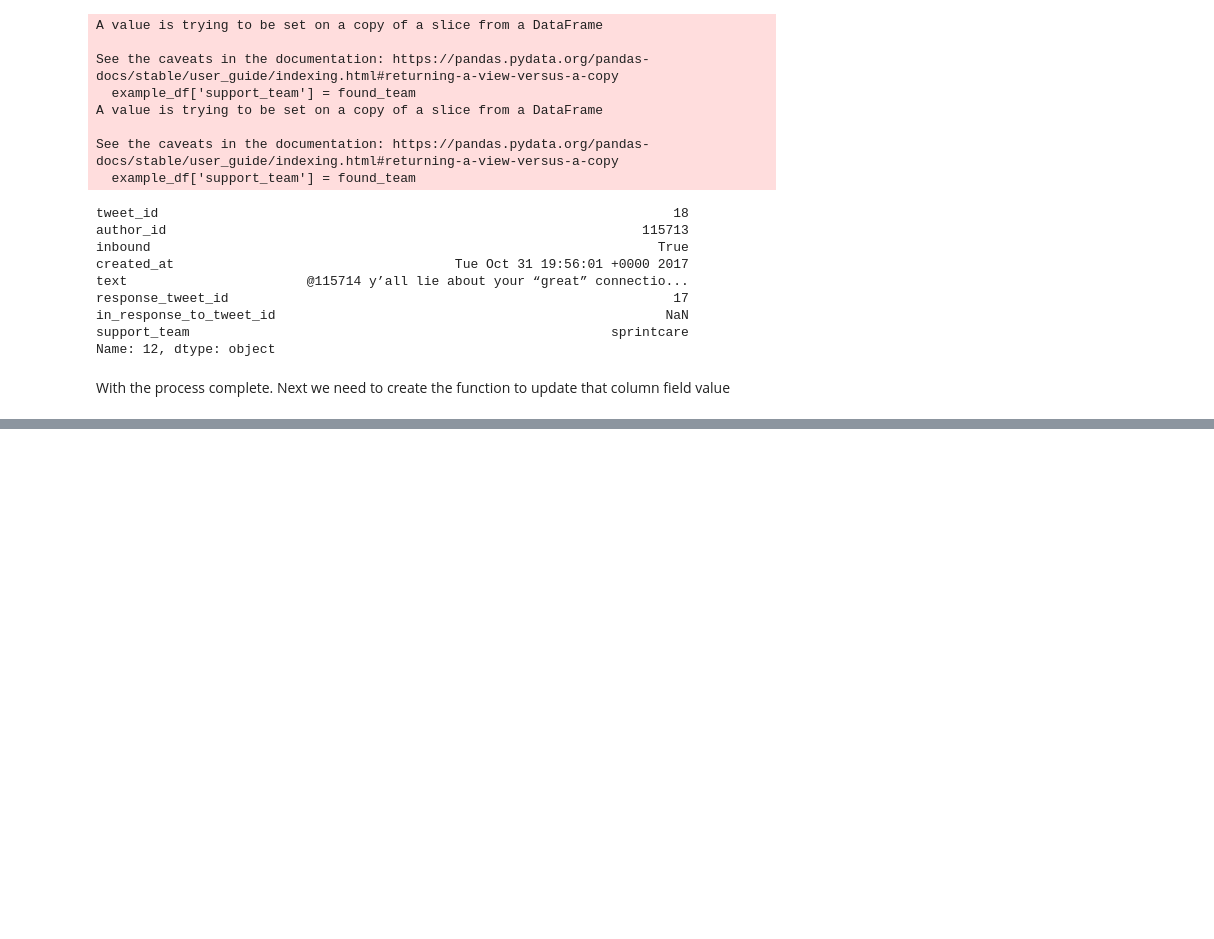
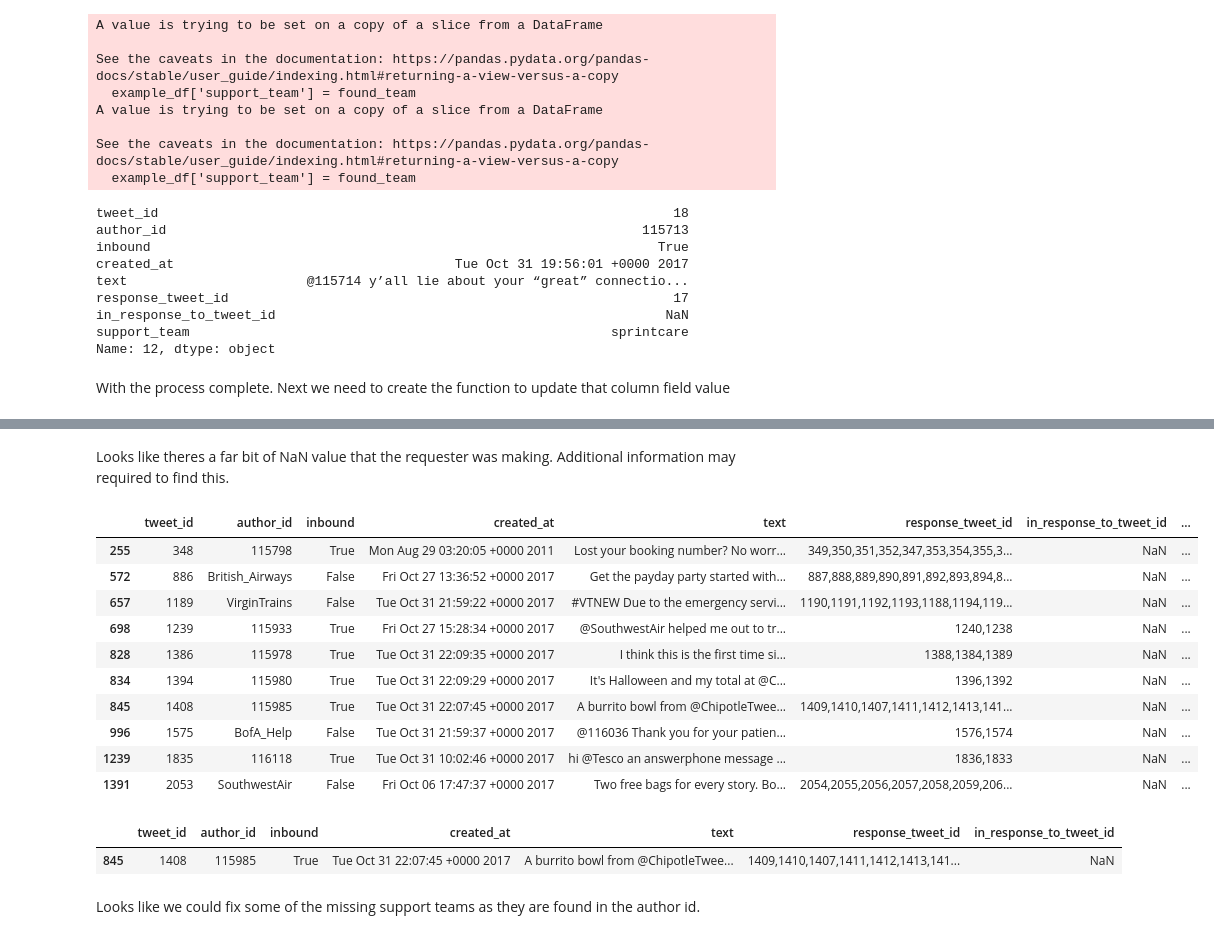
Before and after one commit to erictlong/customer-support-automation, a Jupyter notebook: data analytics/dataReview.ipynb, the cells around one changed output, grey strips where cells are left out. Saved outputs shown, nothing was run; the diff lists cells and outputs as text; code cells hidden in the pictures; blank space fills up the shorter version.

```diff
--- a/data analytics/dataReview.ipynb
+++ b/data analytics/dataReview.ipynb
@@ -312,0 +468,23 @@ def responseTweetIdLookup(index_input):
+# %% [markdown]
+Looks like theres a far bit of NaN value that the requester was making. Additional information may required to find this.
+# %%
+support_team_df[support_team_df['support_team'] == 'NaN'].head(10)
+# %% [output]
+|  | tweet_id | author_id | inbound | created_at | text | response_tweet_id | in_response_to_tweet_id | ... |
+| 255 | 348 | 115798 | True | Mon Aug 29 03:20:05 +0000 2011 | Lost your booking number? No worr... | 349,350,351,352,347,353,354,355,3... | NaN | ... |
+| 572 | 886 | British_Airways | False | Fri Oct 27 13:36:52 +0000 2017 | Get the payday party started with... | 887,888,889,890,891,892,893,894,8... | NaN | ... |
+| 657 | 1189 | VirginTrains | False | Tue Oct 31 21:59:22 +0000 2017 | #VTNEW Due to the emergency servi... | 1190,1191,1192,1193,1188,1194,119... | NaN | ... |
+| 698 | 1239 | 115933 | True | Fri Oct 27 15:28:34 +0000 2017 | @SouthwestAir helped me out to tr... | 1240,1238 | NaN | ... |
+| 828 | 1386 | 115978 | True | Tue Oct 31 22:09:35 +0000 2017 | I think this is the first time si... | 1388,1384,1389 | NaN | ... |
+| 834 | 1394 | 115980 | True | Tue Oct 31 22:09:29 +0000 2017 | It's Halloween and my total at @C... | 1396,1392 | NaN | ... |
+| 845 | 1408 | 115985 | True | Tue Oct 31 22:07:45 +0000 2017 | A burrito bowl from @ChipotleTwee... | 1409,1410,1407,1411,1412,1413,141... | NaN | ... |
+| 996 | 1575 | BofA_Help | False | Tue Oct 31 21:59:37 +0000 2017 | @116036 Thank you for your patien... | 1576,1574 | NaN | ... |
+| 1239 | 1835 | 116118 | True | Tue Oct 31 10:02:46 +0000 2017 | hi @Tesco an answerphone message ... | 1836,1833 | NaN | ... |
+| 1391 | 2053 | SouthwestAir | False | Fri Oct 06 17:47:37 +0000 2017 | Two free bags for every story. Bo... | 2054,2055,2056,2057,2058,2059,206... | NaN | ... |
+# %%
+df[df['author_id'] == '115985']
+# %% [output]
+|  | tweet_id | author_id | inbound | created_at | text | response_tweet_id | in_response_to_tweet_id |
+| 845 | 1408 | 115985 | True | Tue Oct 31 22:07:45 +0000 2017 | A burrito bowl from @ChipotleTwee... | 1409,1410,1407,1411,1412,1413,141... | NaN |
+# %% [markdown]
+Looks like we could fix some of the missing support teams as they are found in the author id.
```
Also changed, not shown: parts of 30 cells of this notebook.
